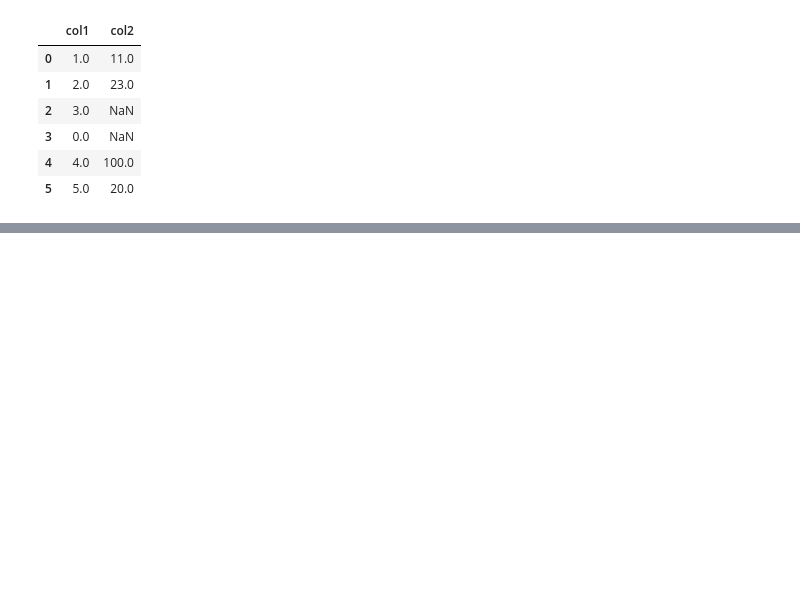
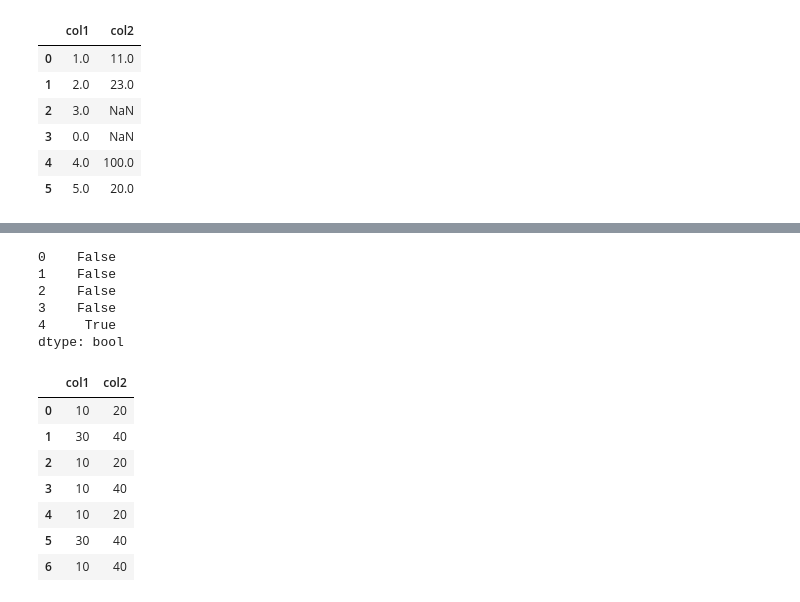
Before and after one commit to Aakashdoraisamy/Core_to_Advanced_Python, a Jupyter notebook: Python_Libraries/pandas/pandas.ipynb, the cells around one changed output, grey strips where cells are left out. Drawn from its saved outputs; the diff is of its cells as text; code cells hidden in the pictures; blank space fills up the shorter version.

Commit message:
Updated Pandas

```diff
--- a/Python_Libraries/pandas/pandas.ipynb
+++ b/Python_Libraries/pandas/pandas.ipynb
@@ -751,0 +900,23 @@ df.fillna({'col1':0}) #it replace particular coluumn
+# %%
+df.duplicated()
+# %% [output]
+0    False
+1    False
+2    False
+3    False
+4     True
+dtype: bool
+# %%
+import numpy as np
+import pandas as pd
+df = pd.DataFrame({'col1':[10,30,10,10,10,30,10],'col2':[20,40,20,40,20,40,40]})
+df
+# %% [output]
+|  | col1 | col2 |
+| 0 | 10 | 20 |
+| 1 | 30 | 40 |
+| 2 | 10 | 20 |
+| 3 | 10 | 40 |
+| 4 | 10 | 20 |
+| 5 | 30 | 40 |
+| 6 | 10 | 40 |
```
Also changed, not shown: parts of 26 cells of this notebook.
